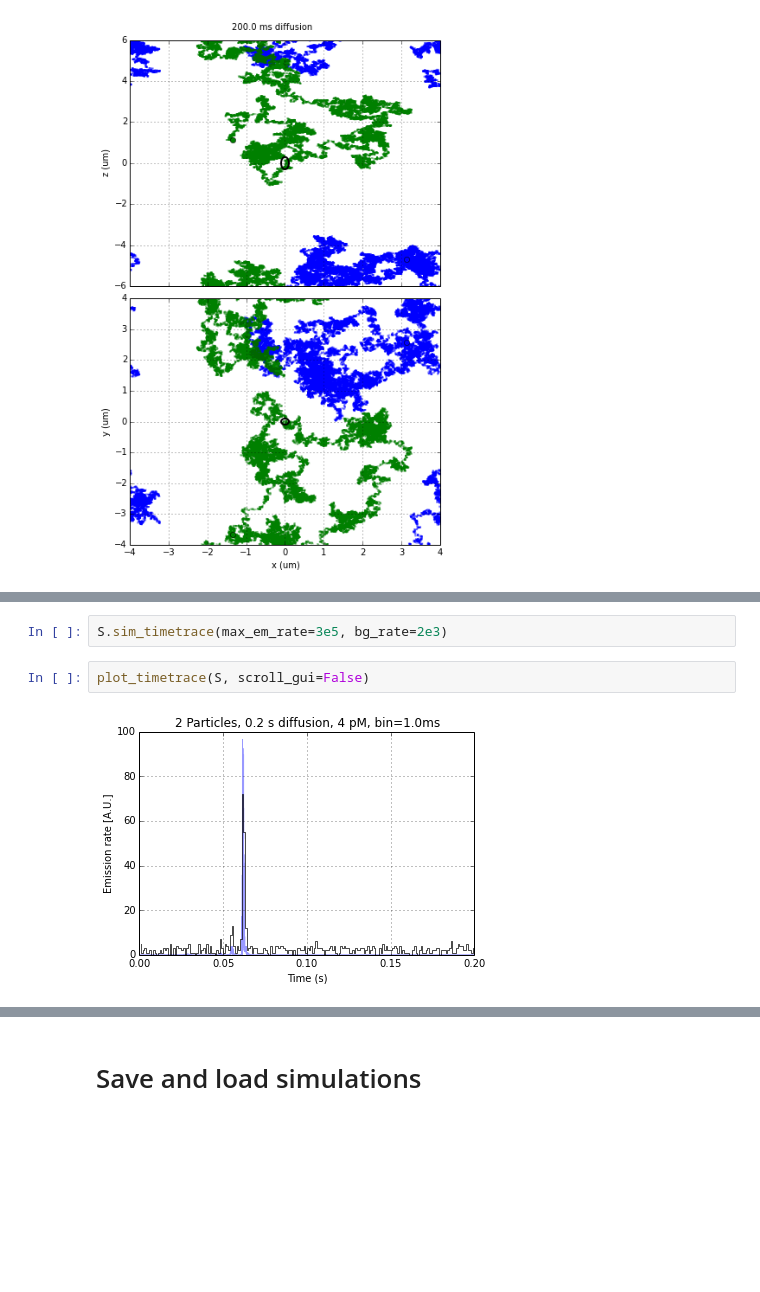
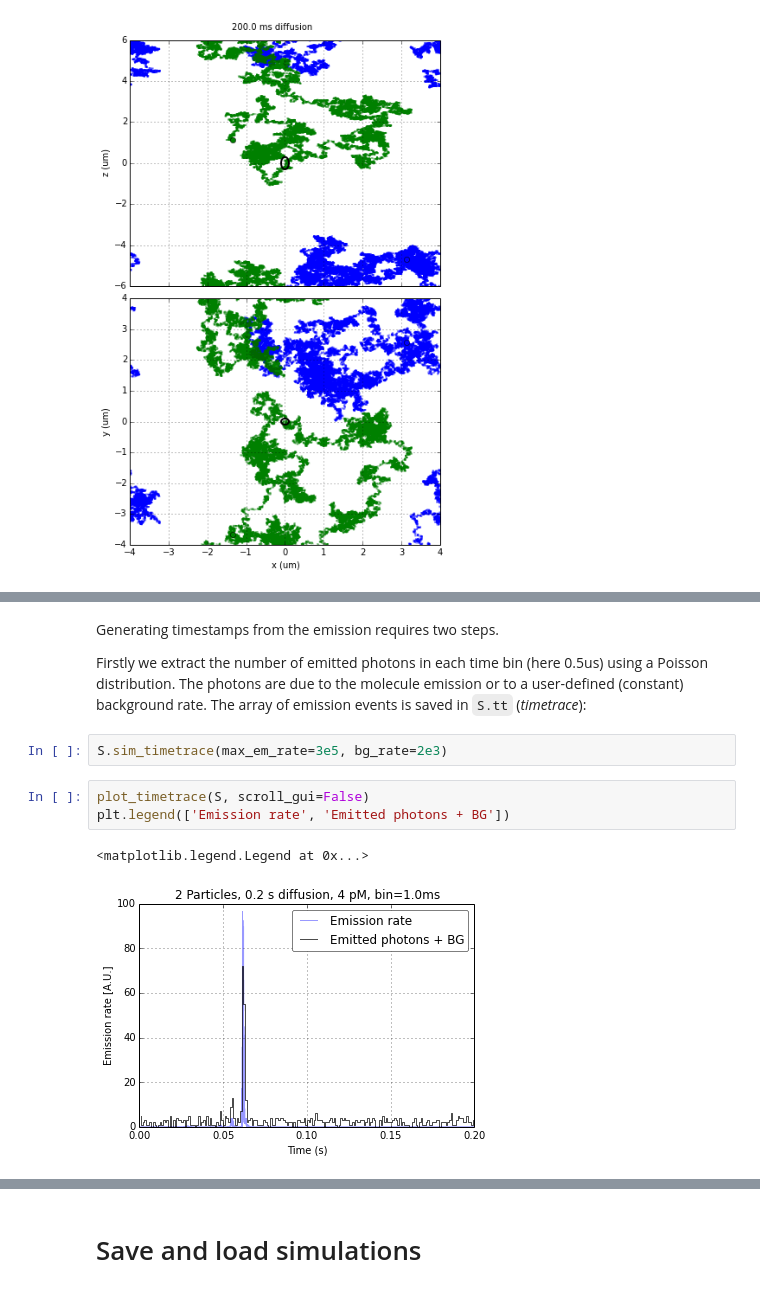
Before and after one commit to tritemio/PyBroMo, a Jupyter notebook: notebooks/PyBroMo - 1.1 Run simulation - Single host.ipynb, the cells around one changed output, grey strips where cells are left out. Saved outputs shown, nothing was run; the diff lists cells and outputs as text; blank space fills up the shorter version.

```diff
--- a/notebooks/PyBroMo - 1.1 Run simulation - Single host.ipynb
+++ b/notebooks/PyBroMo - 1.1 Run simulation - Single host.ipynb
@@ -77,8 +95,17 @@ plot_emission(S, multi=True)
 # %% [output]
 [figure]
+# %% [markdown]
+Generating timestamps from the emission requires two steps.
+
+Firstly we extract the number of emitted photons in each time bin (here 0.5us)
+using a Poisson distribution. The photons are due to the molecule emission or to
+a user-defined (constant) background rate. The array of emission events is saved in
+`S.tt` (*timetrace*):
 # %%
 S.sim_timetrace(max_em_rate=3e5, bg_rate=2e3)
 # %%
 plot_timetrace(S, scroll_gui=False)
+plt.legend(['Emission rate', 'Emitted photons + BG'])
 # %% [output]
+<matplotlib.legend.Legend at 0x...>
-[figure, old version]
+[figure, new version]
```
Also changed, not shown: parts of 32 cells of this notebook, 6 other files.
